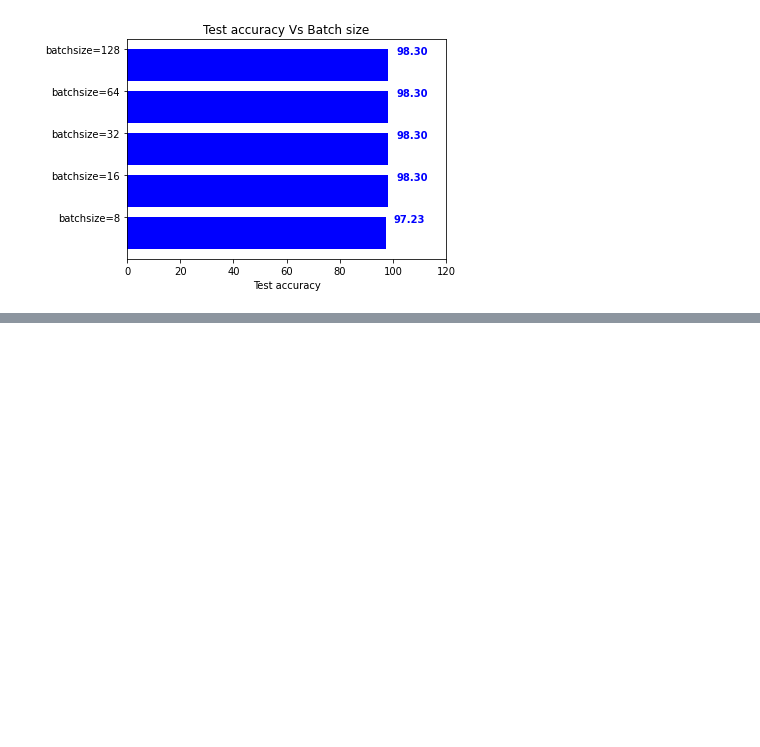
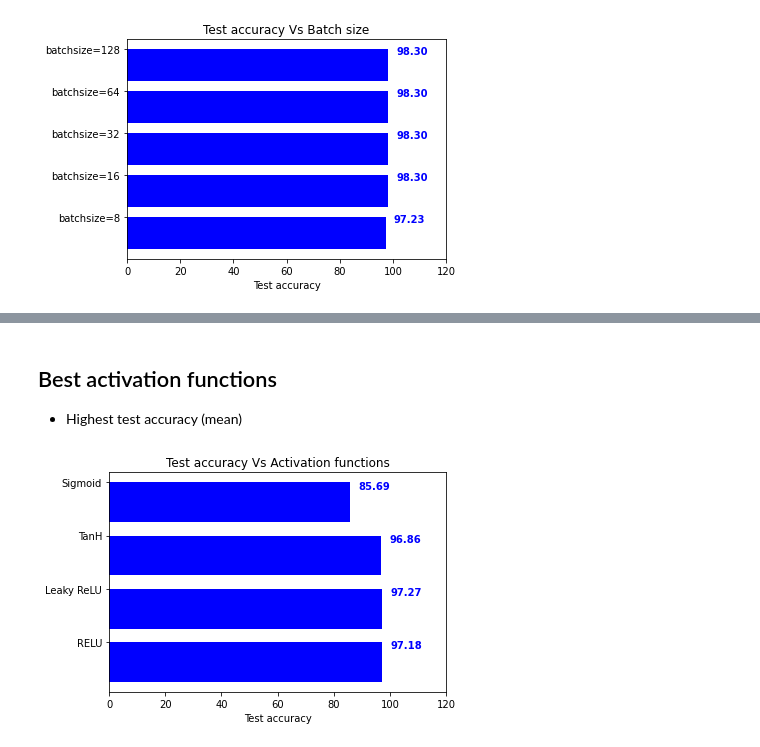
Before and after one commit to ramonfigueiredo/comp551-2020-p3_classification_of_image_data, a Jupyter notebook: code/group10_2_MLP_MNIST.ipynb, the cells around one changed output, grey strips where cells are left out. Cells and saved outputs as stored; diff of their text form; code cells hidden in the pictures; blank space fills up the shorter version.

```diff
--- a/code/group10_2_MLP_MNIST.ipynb
+++ b/code/group10_2_MLP_MNIST.ipynb
@@ -947,3 +1009,5 @@ labels = ['batchsize=8', 'batchsize=16', 'batchsize=32', 'batchsize=64', 'batchs
 plot_horizontal_bar(labels, test_accuracy_list, xlabel='Test accuracy', ylabel='', title='Test accuracy Vs Batch size', use_xlim=True)
 # %% [output]
 [figure]
+# %%
+test_accuracy_list = []
@@ -992,0 +1201,10 @@ Epoch time (Mean +/- Std): 89.95 (+/- 100.46)
+# %% [markdown]
+## Best activation functions
+
+* Highest test accuracy (mean)
+# %%
+# ReLU layer, Leaky_ReLU, TanH(Hyperbolic tangent function), Sigmoid
+labels = ['RELU', 'Leaky ReLU', 'TanH', 'Sigmoid']
+plot_horizontal_bar(labels, test_accuracy_list, xlabel='Test accuracy', ylabel='', title='Test accuracy Vs Activation functions', use_xlim=True)
+# %% [output]
+[figure, added]
```
Also changed, not shown: parts of 64 cells of this notebook.
